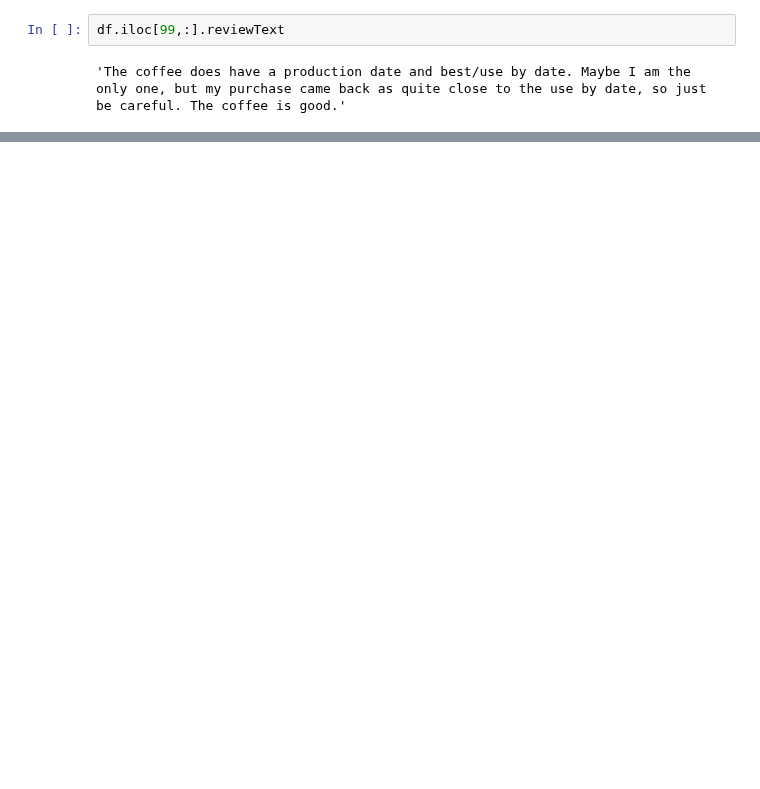
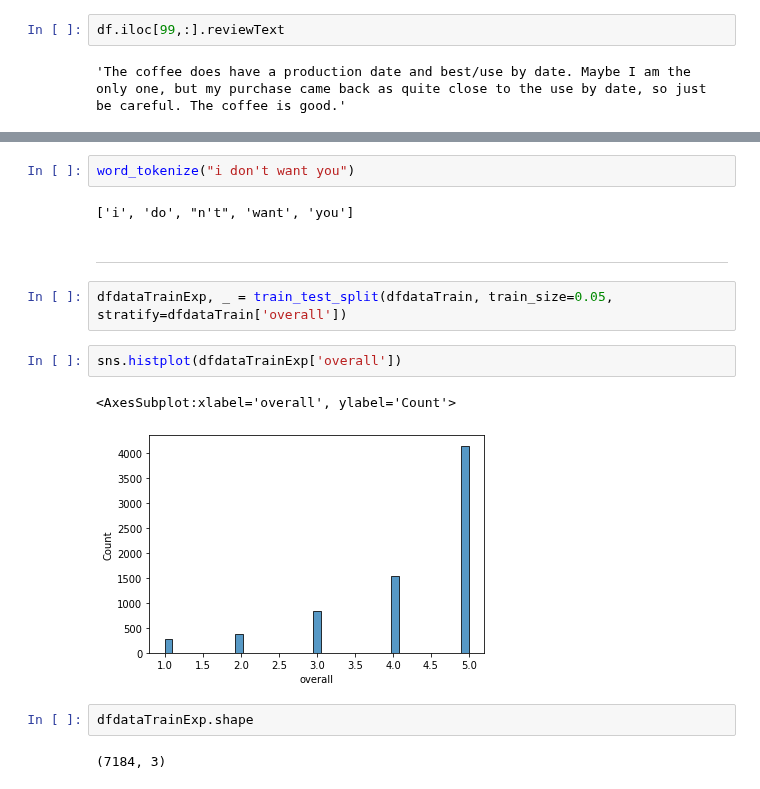
Before and after one commit to harizjet/SubjectSentimentModelling, a Jupyter notebook: basic_exploring/exploring1.ipynb, the cells around one changed output, grey strips where cells are left out. Saved outputs shown, nothing was run; the diff lists cells and outputs as text; blank space fills up the shorter version.

```diff
--- a/basic_exploring/exploring1.ipynb
+++ b/basic_exploring/exploring1.ipynb
@@ -26,0 +135,17 @@ df.iloc[99,:].reviewText
+# %%
+word_tokenize("i don't want you")
+# %% [output]
+['i', 'do', "n't", 'want', 'you']
+# %% [markdown]
+---
+# %%
+dfdataTrainExp, _ = train_test_split(dfdataTrain, train_size=0.05, stratify=dfdataTrain['overall'])
+# %%
+sns.histplot(dfdataTrainExp['overall'])
+# %% [output]
+<AxesSubplot:xlabel='overall', ylabel='Count'>
+[figure, added]
+# %%
+dfdataTrainExp.shape
+# %% [output]
+(7184, 3)
```
Also changed, not shown: parts of 26 cells of this notebook.
